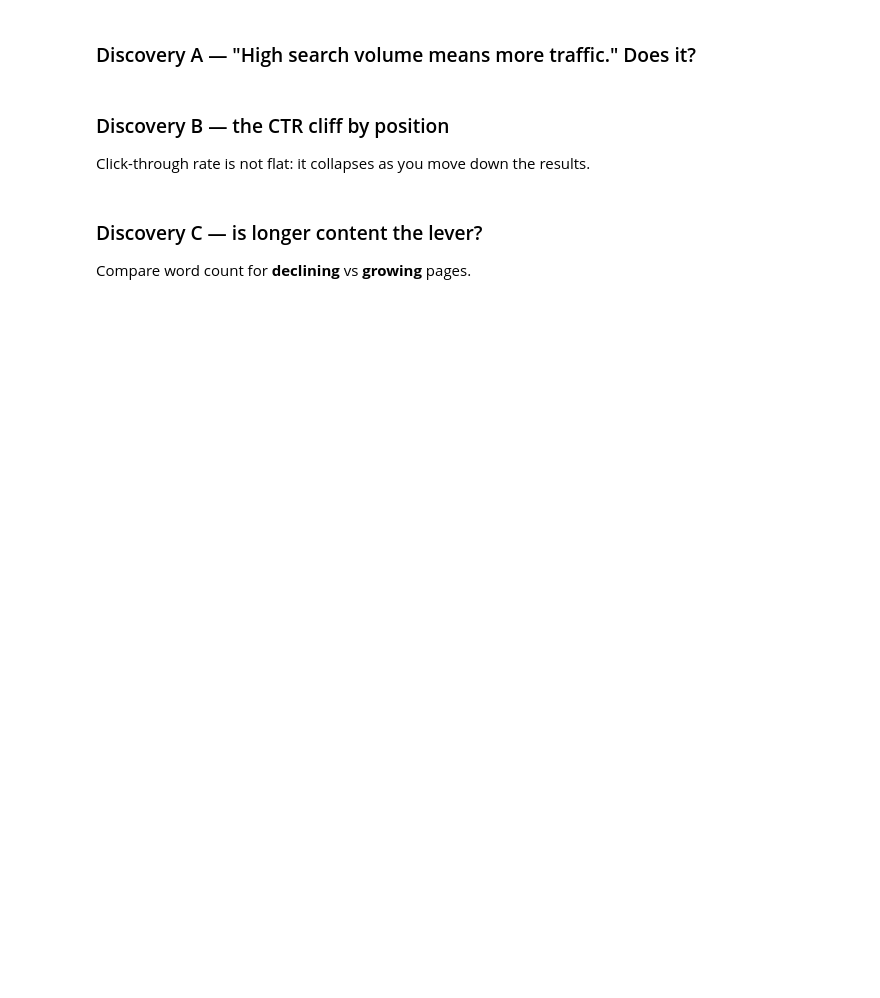
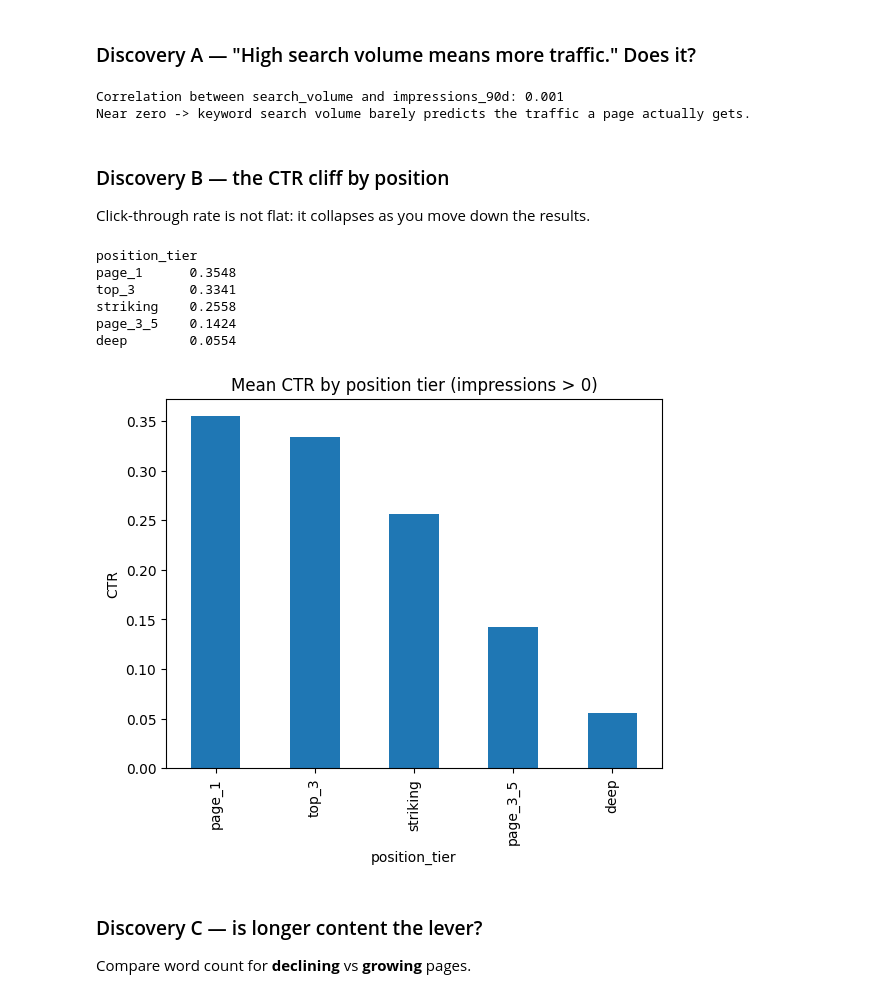
Before and after one commit to mudjames96/first-ai-ml, a Jupyter notebook: notebooks/01_first_look_and_discovery.ipynb, the cells around one changed output. Cells and saved outputs as stored; diff of their text form; code cells hidden in the pictures; blank space fills up the shorter version.

```diff
--- a/notebooks/01_first_look_and_discovery.ipynb
+++ b/notebooks/01_first_look_and_discovery.ipynb
@@ -92,17 +105,29 @@ df.head(3)
 # %% [markdown]
 ### Discovery A — "High search volume means more traffic." Does it?
 # %%
+filtered = df[df["impressions_90d"] > 0]
 corr = df["search_volume"].corr(df["impressions_90d"])
 print(f"Correlation between search_volume and impressions_90d: {corr:.3f}")
 print("Near zero -> keyword search volume barely predicts the traffic a page actually gets.")
+# %% [output]
+Correlation between search_volume and impressions_90d: 0.001
+Near zero -> keyword search volume barely predicts the traffic a page actually gets.
 # %% [markdown]
 ### Discovery B — the CTR cliff by position
 Click-through rate is not flat: it collapses as you move down the results.
 # %%
 visible = df[df["impressions_90d"] >= 100]
 ctr_by_pos = visible.groupby("position_tier")["ctr"].mean().sort_values(ascending=False)
 print(ctr_by_pos.round(4).to_string())
-ctr_by_pos.plot(kind="bar", title="Mean CTR by position tier (impressions >= 100)", ylabel="CTR");
+ctr_by_pos.plot(kind="bar", title="Mean CTR by position tier (impressions > 0)", ylabel="CTR");
+# %% [output]
+position_tier
+page_1      0.3548
+top_3       0.3341
+striking    0.2558
+page_3_5    0.1424
+deep        0.0554
+[figure, added]
 # %% [markdown]
 ### Discovery C — is longer content the lever?
 Compare word count for **declining** vs **growing** pages.
```
Also changed, not shown: parts of 5 cells of this notebook.
